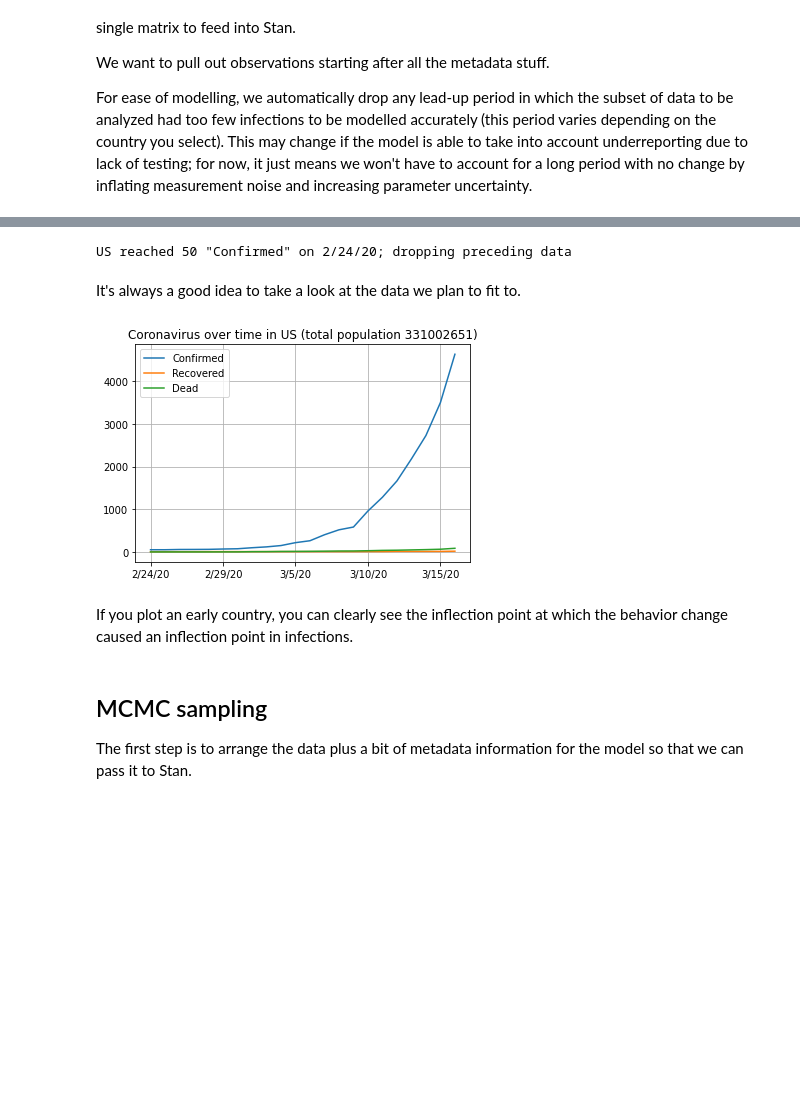
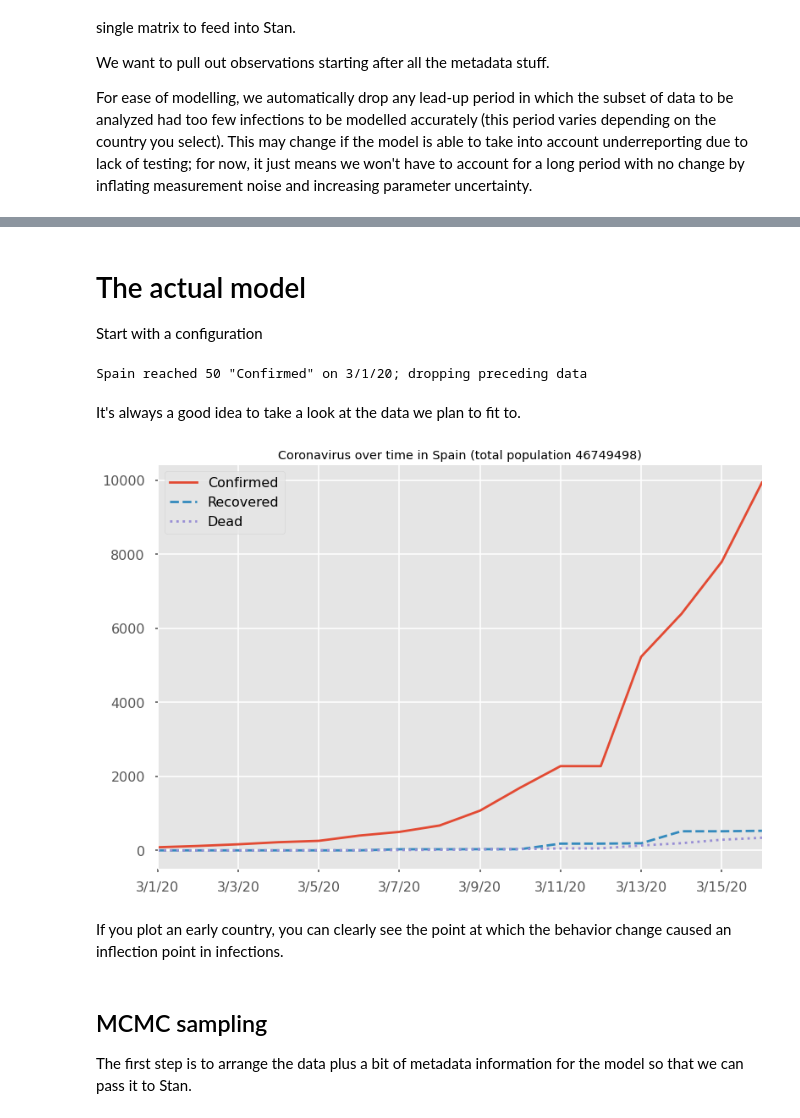
Before and after one commit to peddie/covid19-modelling, a Jupyter notebook: Covid19 MCMC analysis.ipynb, the cells around one changed output, grey strips where cells are left out. Saved outputs shown, nothing was run; the diff lists cells and outputs as text; code cells hidden in the pictures; blank space fills up the shorter version.

```diff
--- a/Covid19 MCMC analysis.ipynb
+++ b/Covid19 MCMC analysis.ipynb
@@ -10,6 +10,9 @@ import matplotlib
 from matplotlib import gridspec
 import matplotlib.pyplot as plt
 from scipy import stats
+
+matplotlib.style.use('seaborn-poster')
+matplotlib.style.use('ggplot')
 # %% [markdown]
 # Fetch the latest data on the epidemic
 # %%
@@ -109,21 +188,31 @@ country = 'US'
+# %% [markdown]
+# The actual model
+
+Start with a configuration
+# %%
+data_config = {
+    'start_at_infections':50,
+    'start_at_deaths':5,
+    'country':'Spain',
+}
 # %%
-measurements = form_table(country)
+measurements = form_table(data_config)
 day_count = measurements.shape[0]
 # %% [output]
-US reached 50 "Confirmed" on 2/24/20; dropping preceding data
+Spain reached 50 "Confirmed" on 3/1/20; dropping preceding data
 # %% [markdown]
 It's always a good idea to take a look at the data we plan to fit to.
 # %%
 def display_measurements(measurements, name):
     title=f'Coronavirus over time in {name} (total population {populations[name]})'
     measurements.plot(grid=True,
-                      title=title)
+                      title=title, style=['-', '--', ':'])
 
-display_measurements(measurements, country)
+display_measurements(measurements, data_config['country'])
 # %% [output]
-[figure, old version]
+[figure, new version]
 # %% [markdown]
-If you plot an early country, you can clearly see the inflection point at which the behavior change caused an inflection point in infections.
+If you plot an early country, you can clearly see the point at which the behavior change caused an inflection point in infections.
 # %% [markdown]
 ## MCMC sampling
 
```
Also changed, not shown: parts of 27 cells of this notebook.
